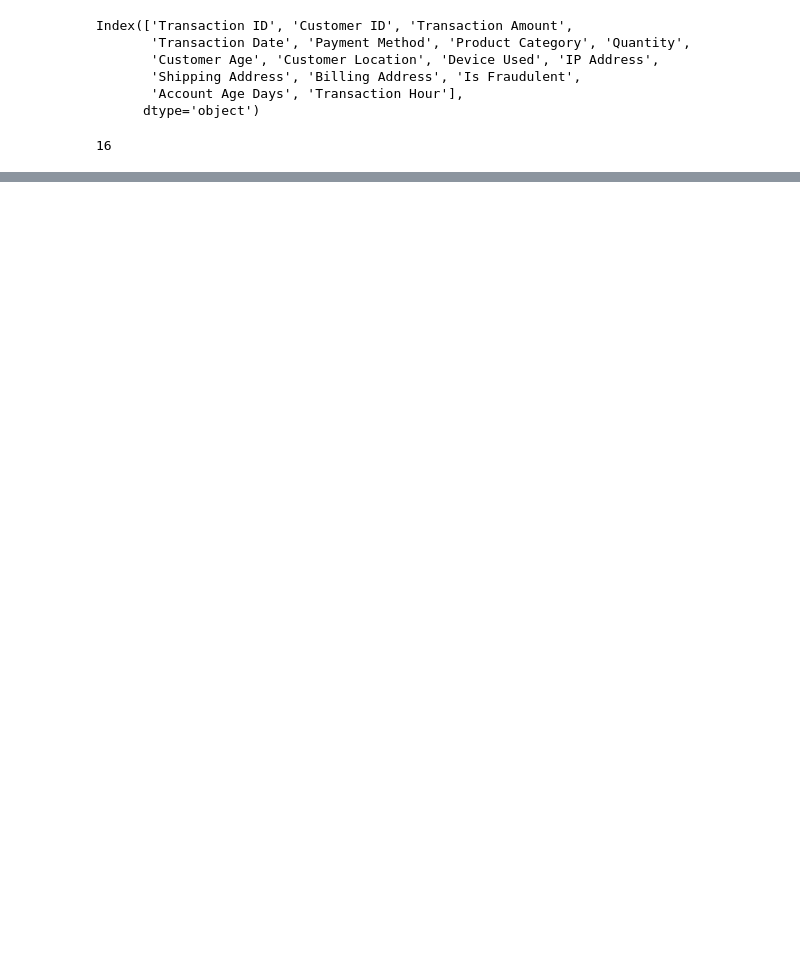
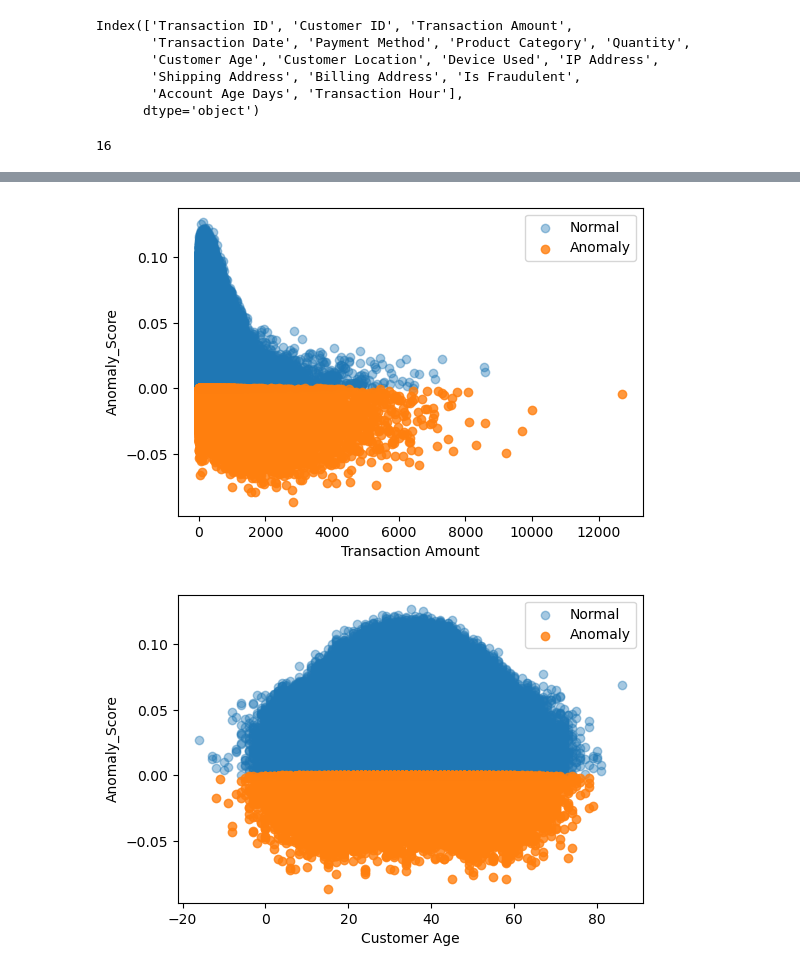
Before and after one commit to pentakll4002/IS403_Q13, a Jupyter notebook: isolation_forest.ipynb, the cells around one changed output, grey strips where cells are left out. Drawn from its saved outputs; the diff is of its cells as text; code cells hidden in the pictures; blank space fills up the shorter version.

```diff
--- a/isolation_forest.ipynb
+++ b/isolation_forest.ipynb
@@ -272,0 +269,2 @@ weighted avg     0.9160    0.9161    0.9160   1496586
+# %%
+normal = df[df['Anomaly'] == 0]
@@ -272,0 +281,18 @@ weighted avg     0.9160    0.9161    0.9160   1496586
+# %%
+# Chọn các cột numerical để plot
+num_cols = [
+    'Transaction Amount', 'Customer Age'
+]
+
+for x in num_cols:
+    plt.figure(figsize=(6,4))
+    plt.scatter(normal[x], normal['Anomaly_Score'], alpha=0.4, label='Normal')
+    plt.scatter(anomalies[x], anomalies['Anomaly_Score'], alpha=0.8, label='Anomaly')
+    plt.xlabel(x)
+    plt.ylabel(y)
+    plt.legend()
+
+plt.show()
+# %% [output]
+[figure, added]
+[figure, added]
```
Also changed, not shown: parts of 12 cells of this notebook.
